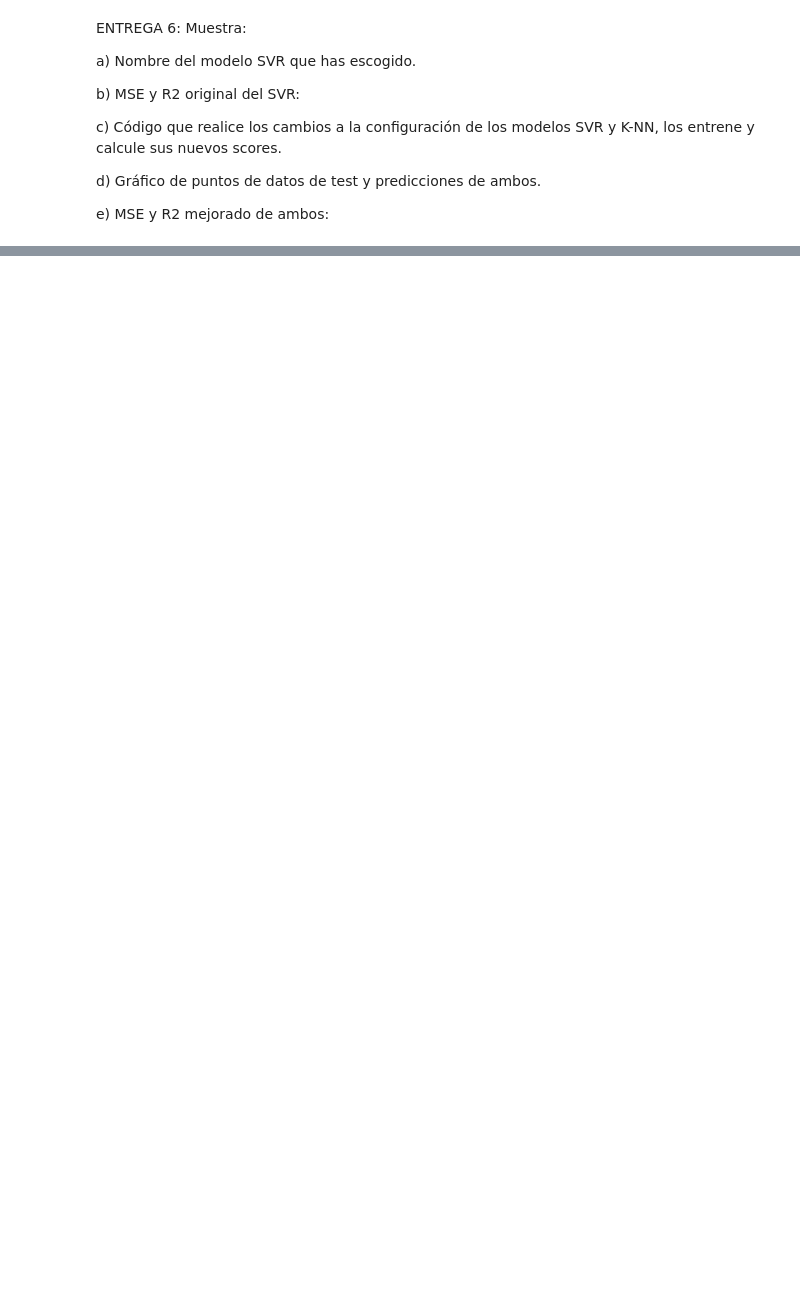
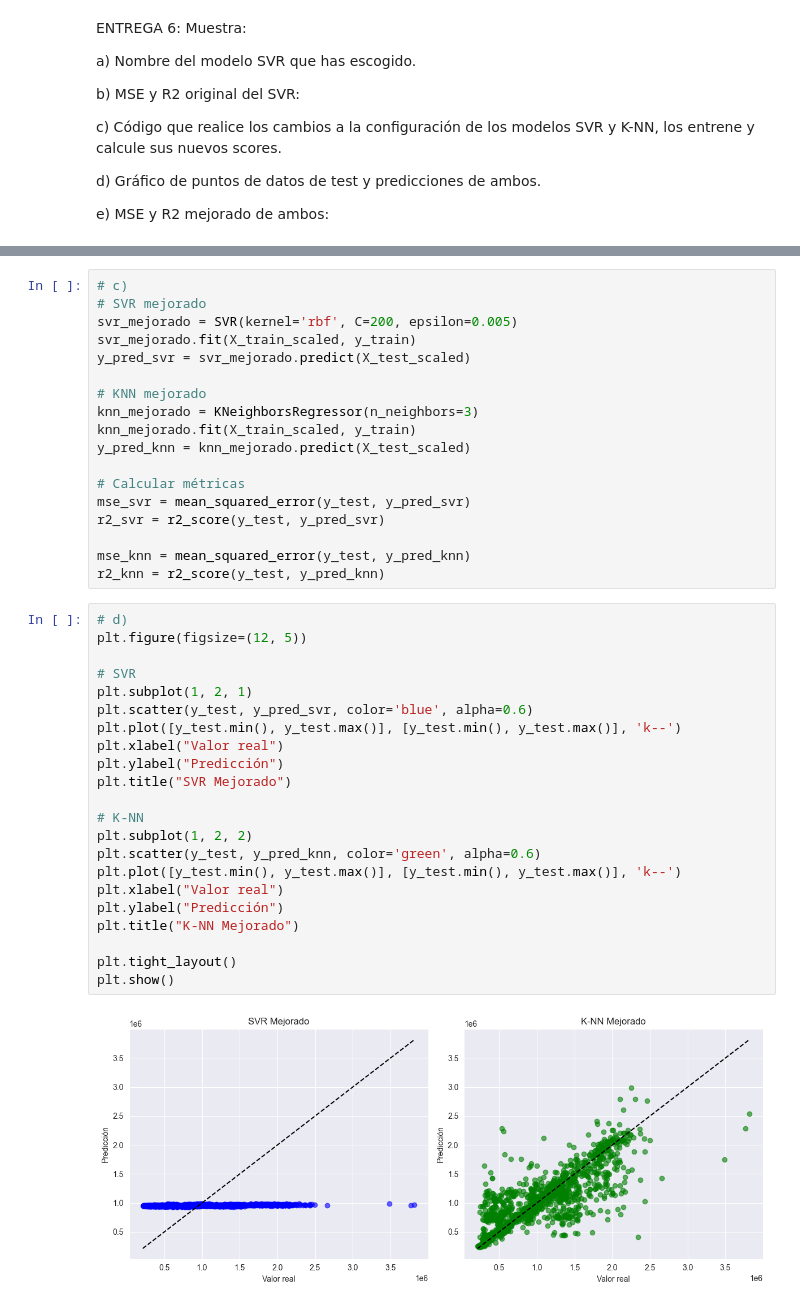
Before and after one commit to SamuehFDEZ/MachineLearning, a Jupyter notebook: saa/U3_AprendizajeSupervisado2/U03-P01-Regresiones/saa_u03_p01_a2-samartlop.ipynb, the cells around one changed output, grey strips where cells are left out. Drawn from its saved outputs; the diff is of its cells as text; blank space fills up the shorter version.

```diff
--- a/saa/U3_AprendizajeSupervisado2/U03-P01-Regresiones/saa_u03_p01_a2-samartlop.ipynb
+++ b/saa/U3_AprendizajeSupervisado2/U03-P01-Regresiones/saa_u03_p01_a2-samartlop.ipynb
@@ -445,0 +595,42 @@ calcule sus nuevos scores.
+# %%
+# c)
+# SVR mejorado
+svr_mejorado = SVR(kernel='rbf', C=200, epsilon=0.005)
+svr_mejorado.fit(X_train_scaled, y_train)
+y_pred_svr = svr_mejorado.predict(X_test_scaled)
+
+# KNN mejorado
+knn_mejorado = KNeighborsRegressor(n_neighbors=3)
+knn_mejorado.fit(X_train_scaled, y_train)
+y_pred_knn = knn_mejorado.predict(X_test_scaled)
+
+# Calcular métricas
+mse_svr = mean_squared_error(y_test, y_pred_svr)
+r2_svr = r2_score(y_test, y_pred_svr)
+
+mse_knn = mean_squared_error(y_test, y_pred_knn)
+r2_knn = r2_score(y_test, y_pred_knn)
+# %%
+# d)
+plt.figure(figsize=(12, 5))
+
+# SVR
+plt.subplot(1, 2, 1)
+plt.scatter(y_test, y_pred_svr, color='blue', alpha=0.6)
+plt.plot([y_test.min(), y_test.max()], [y_test.min(), y_test.max()], 'k--')
+plt.xlabel("Valor real")
+plt.ylabel("Predicción")
+plt.title("SVR Mejorado")
+
+# K-NN
+plt.subplot(1, 2, 2)
+plt.scatter(y_test, y_pred_knn, color='green', alpha=0.6)
+plt.plot([y_test.min(), y_test.max()], [y_test.min(), y_test.max()], 'k--')
+plt.xlabel("Valor real")
+plt.ylabel("Predicción")
+plt.title("K-NN Mejorado")
+
+plt.tight_layout()
+plt.show()
+# %% [output]
+[figure, added]
```
Also changed, not shown: parts of 18 cells of this notebook, 1 other file.
